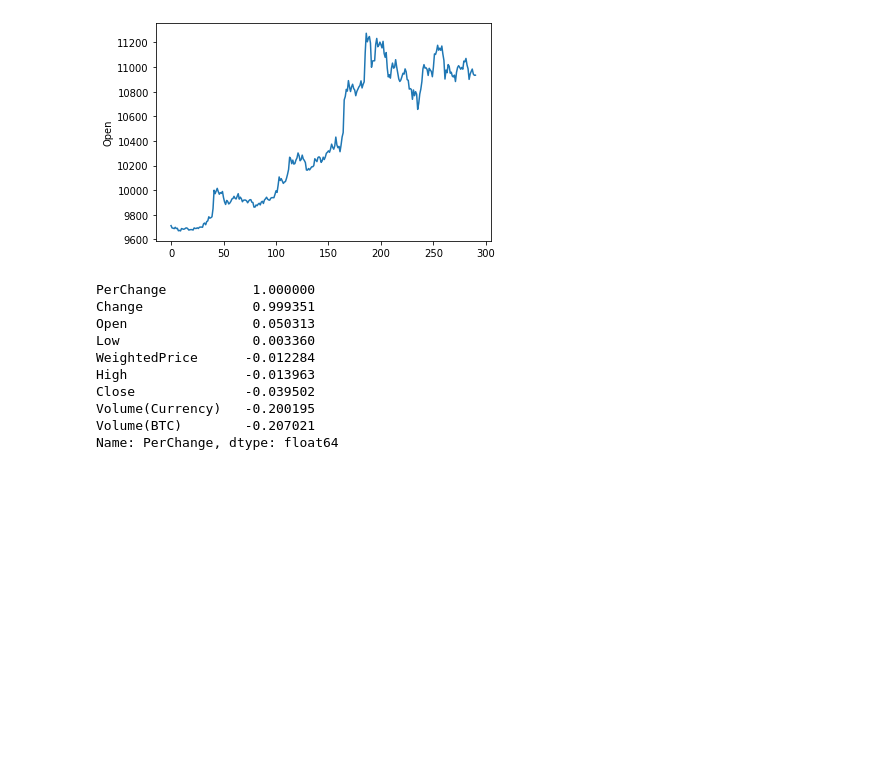
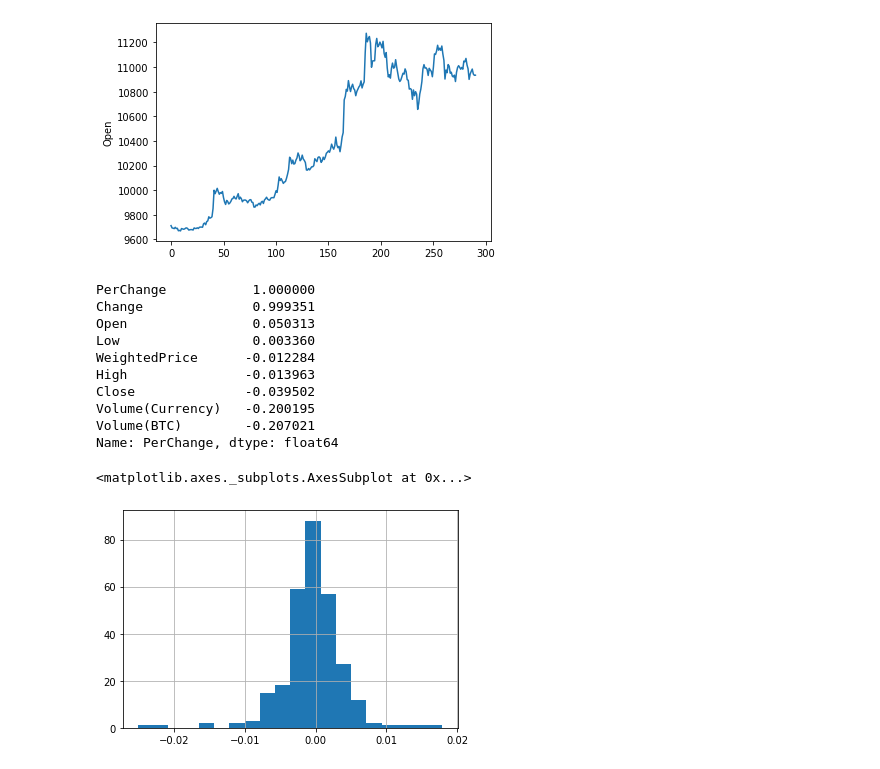
Before and after one commit to nathanielCherian/palantir, a Jupyter notebook: notebooks/exploration.ipynb, the cells around one changed output. Saved outputs shown, nothing was run; the diff lists cells and outputs as text; code cells hidden in the pictures; blank space fills up the shorter version.

```diff
--- a/notebooks/exploration.ipynb
+++ b/notebooks/exploration.ipynb
@@ -55,3 +57,8 @@ Close              -0.039502
 Volume(Currency)   -0.200195
 Volume(BTC)        -0.207021
 Name: PerChange, dtype: float64
+# %%
+data['PerChange'].hist(bins=20)
+# %% [output]
+<matplotlib.axes._subplots.AxesSubplot at 0x...>
+[figure, added]
```
Also changed, not shown: parts of 15 cells of this notebook, 2 other files.
